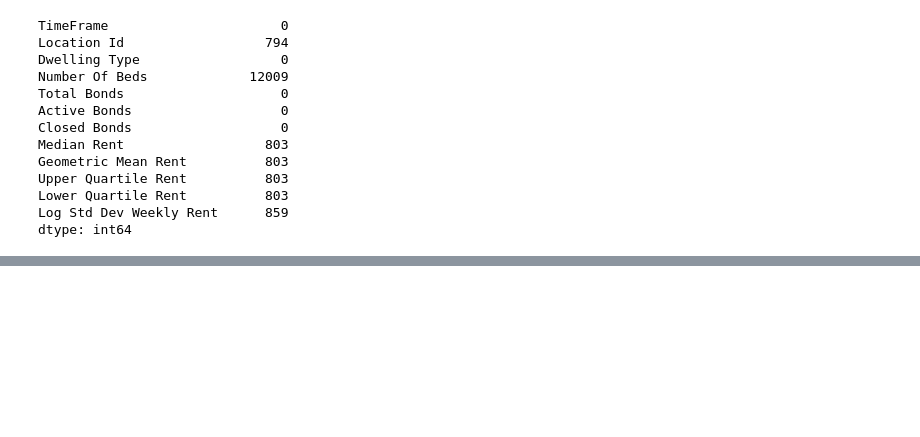
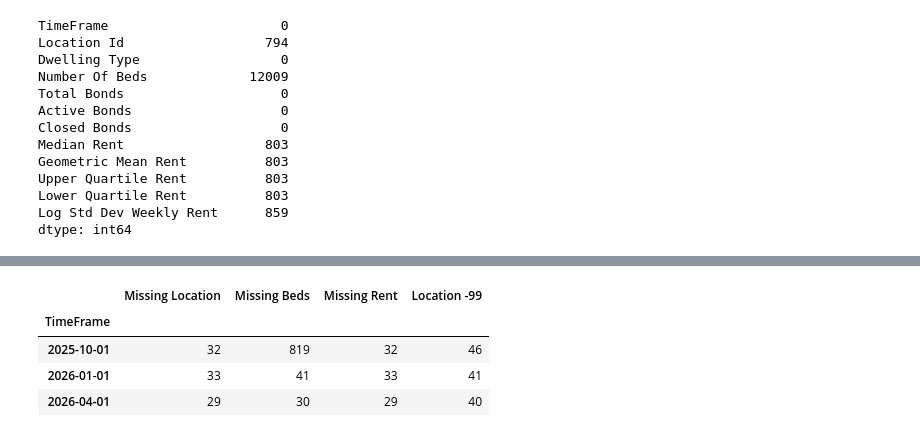
Before and after one commit to KULDEEP1994KR/GRP_Project_422_201, a Jupyter notebook: week_8/tenancy.ipynb, the cells around one changed output, grey strips where cells are left out. Saved outputs shown, nothing was run; the diff lists cells and outputs as text; code cells hidden in the pictures; blank space fills up the shorter version.

```diff
--- a/week_8/tenancy.ipynb
+++ b/week_8/tenancy.ipynb
@@ -70,0 +137,16 @@ df_tnc['TimeFrame']=pd.to_datetime(df_tnc['TimeFrame'])
+# %%
+checks = pd.DataFrame({
+    "TimeFrame": bond["TimeFrame"],
+    "Missing Location": bond["Location Id"].isna(),
+    "Missing Beds": bond["Number Of Beds"].isna(),
+    "Missing Rent": bond["Median Rent"].isna(),
+    "Location -99": bond["Location Id"] == -99
+})
+
+checks.groupby("TimeFrame").sum()
+# %% [output]
+|  | Missing Location | Missing Beds | Missing Rent | Location -99 |
+| TimeFrame |  |  |  |  |
+| 2025-10-01 | 32 | 819 | 32 | 46 |
+| 2026-01-01 | 33 | 41 | 33 | 41 |
+| 2026-04-01 | 29 | 30 | 29 | 40 |
```
Also changed, not shown: parts of 12 cells of this notebook, 4 other files.
